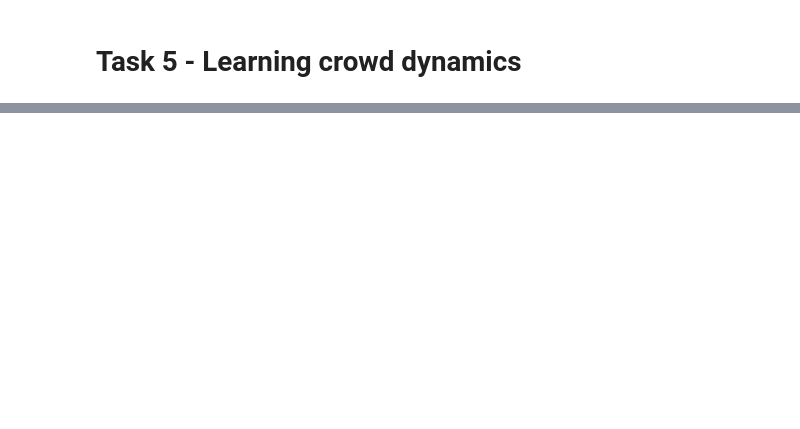
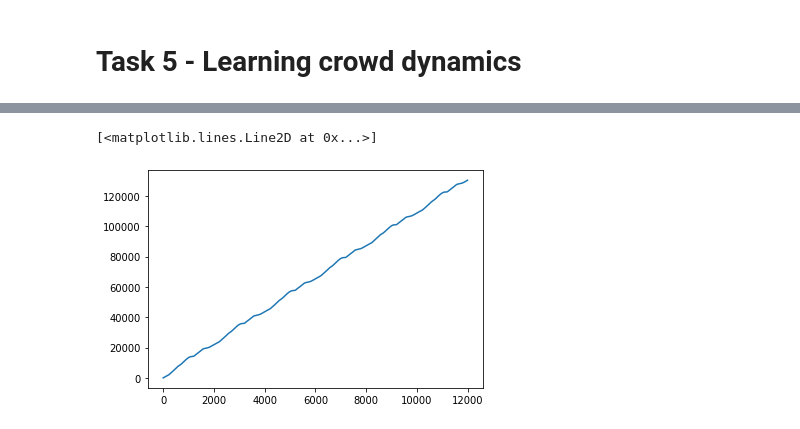
Before and after one commit to sonmikrafft-uni-MLCMS/ex5, a Jupyter notebook: task_5.ipynb, the cells around one changed output, grey strips where cells are left out. Saved outputs shown, nothing was run; the diff lists cells and outputs as text; code cells hidden in the pictures; blank space fills up the shorter version.

```diff
--- a/task_5.ipynb
+++ b/task_5.ipynb
@@ -27,0 +53,13 @@ load_mi_data('data/MI_timesteps.txt', skip_first=1000)
+# %%
+lengths = np.zeros(M)
+curr_length = 0
+
+for i in range(M):
+    if i > 0:
+        curr_length += np.linalg.norm(out_transformed[i] - out_transformed[i-1])
+    lengths[i] = curr_length
+# %%
+plt.plot(lengths)
+# %% [output]
+[<matplotlib.lines.Line2D at 0x...>]
+[figure, added]
```
Also changed, not shown: parts of 11 cells of this notebook.
